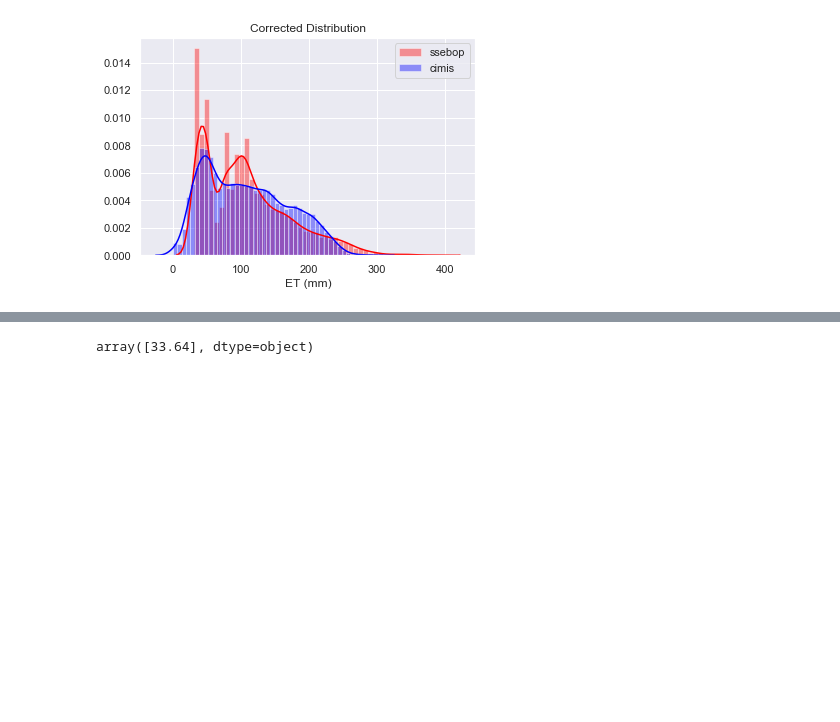
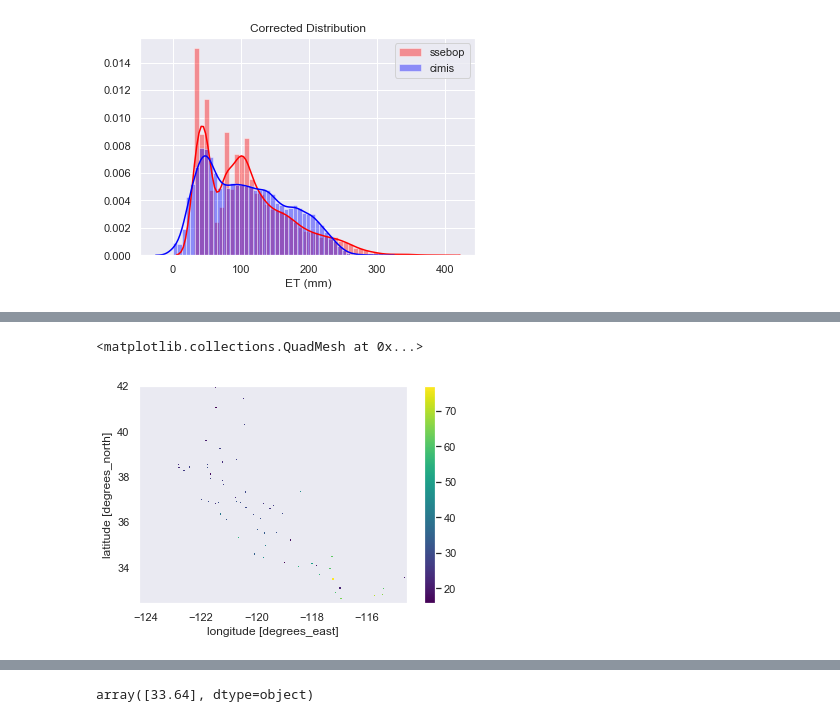
Before and after one commit to kashingtonDC/CIMIS, a Jupyter notebook: code/CIMIS-Copy3.ipynb, the cells around one changed output, grey strips where cells are left out. Saved outputs shown, nothing was run; the diff lists cells and outputs as text; code cells hidden in the pictures; blank space fills up the shorter version.

```diff
--- a/code/CIMIS-Copy3.ipynb
+++ b/code/CIMIS-Copy3.ipynb
@@ -619,17 +619,17 @@ outgrids = []
 lats = ds.variables['lat'][:]
 lons = ds.variables['lon'][:]
 
-for i in cimis.date.unique()[:1]:
+for i in cimis.date.unique()[:]:
 
     sxrs = []
 
     sites = cimis[cimis.date==i]
 
     dategrid = np.zeros_like(ds['et'][0])
+    dategrid[dategrid==0] = np.nan
 
     for i in sites.id.unique():
         s_t = sites[sites['id'] == i]
-        s_t
         # Extract lat / long value from cimis id / date
         in_lat = np.array(s_t.Latitude)
         in_lon = np.array(s_t.Longitude)
@@ -637,6 +637,9 @@ for i in cimis.date.unique()[:1]:
         lat_idx = geo_idx(in_lat, lats)
         lon_idx = geo_idx(in_lon, lons)
 
-        dategrid[lat_idx,lon_idx] = sites.cimis_et.values
+        dategrid[lat_idx,lon_idx] = s_t.cimis_et.values
 
-    outgrids.append(dategrids)
+
+    cor = xr.DataArray(dategrid, coords=[lats, lons])
+
+    outgrids.append(cor)
@@ -643,2 +664,7 @@ for i in cimis.date.unique()[:1]:
 # %%
-xr.concat(outgrids[:], dim="dataset")
+cimis_grid = xr.concat(outgrids[:], dim="dataset")
+# %%
+cimis_grid[0].plot()
+# %% [output]
+<matplotlib.collections.QuadMesh at 0x...>
+[figure, added]
```
Also changed, not shown: parts of 3 cells of this notebook.
